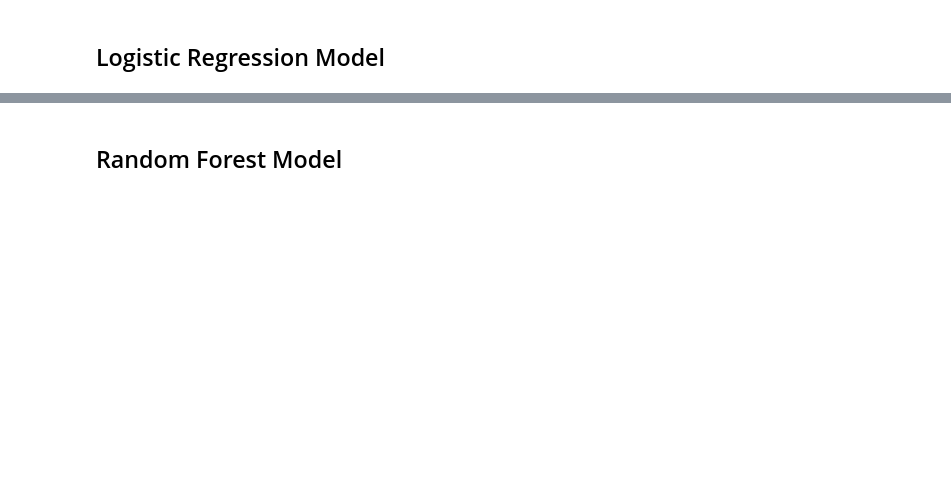
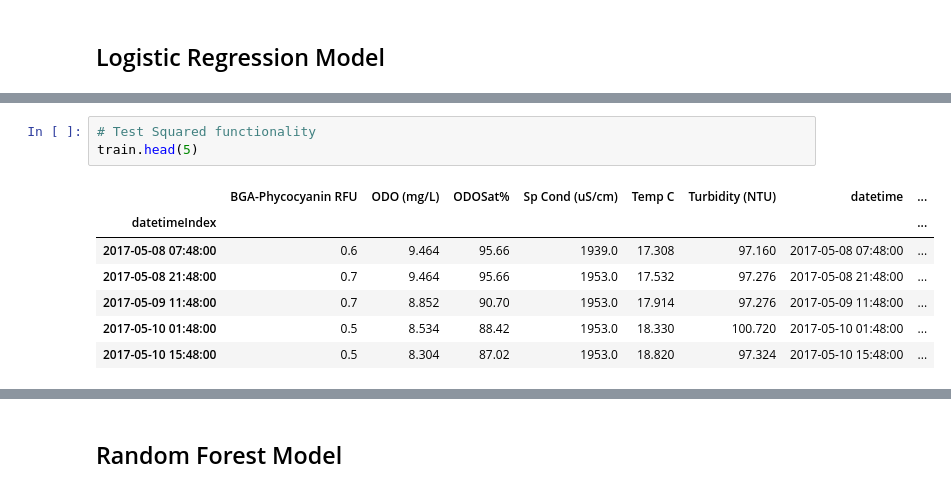
Before and after one commit to mccomackjp/algae-bloom-prediction, a Jupyter notebook: notebooks/models/squaring_investigation.ipynb, the cells around one changed output, grey strips where cells are left out. Drawn from its saved outputs; the diff is of its cells as text; blank space fills up the shorter version.

```diff
--- a/notebooks/models/squaring_investigation.ipynb
+++ b/notebooks/models/squaring_investigation.ipynb
@@ -212,0 +243,11 @@ sns.lineplot(data=train_dfs[train_index][[target_column, 'bloom']], hue='bloom')
+# %%
+# Test Squared functionality
+train.head(5)
+# %% [output]
+|  | BGA-Phycocyanin RFU | ODO (mg/L) | ODOSat% | Sp Cond (uS/cm) | Temp C | Turbidity (NTU) | datetime | ... |
+| datetimeIndex |  |  |  |  |  |  |  | ... |
+| 2017-05-08 07:48:00 | 0.6 | 9.464 | 95.66 | 1939.0 | 17.308 | 97.160 | 2017-05-08 07:48:00 | ... |
+| 2017-05-08 21:48:00 | 0.7 | 9.464 | 95.66 | 1953.0 | 17.532 | 97.276 | 2017-05-08 21:48:00 | ... |
+| 2017-05-09 11:48:00 | 0.7 | 8.852 | 90.70 | 1953.0 | 17.914 | 97.276 | 2017-05-09 11:48:00 | ... |
+| 2017-05-10 01:48:00 | 0.5 | 8.534 | 88.42 | 1953.0 | 18.330 | 100.720 | 2017-05-10 01:48:00 | ... |
+| 2017-05-10 15:48:00 | 0.5 | 8.304 | 87.02 | 1953.0 | 18.820 | 97.324 | 2017-05-10 15:48:00 | ... |
```
Also changed, not shown: parts of 17 cells of this notebook, 2 other files.
